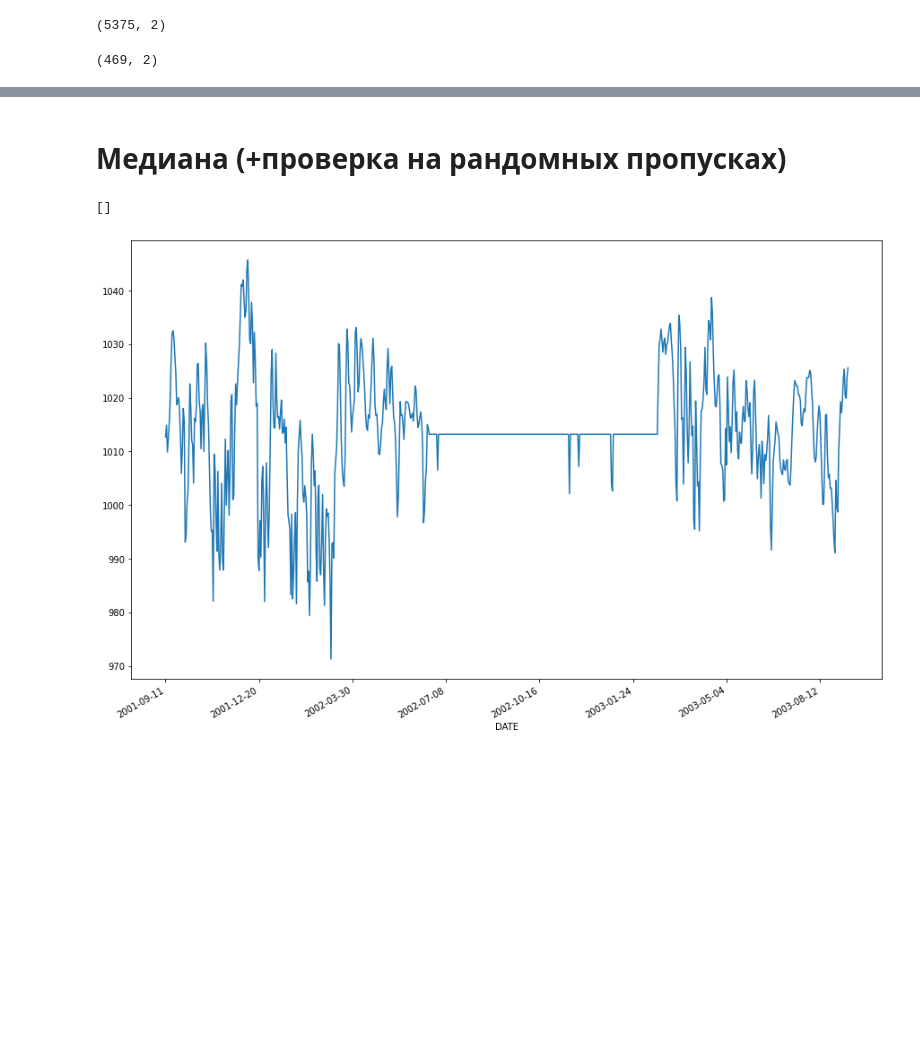
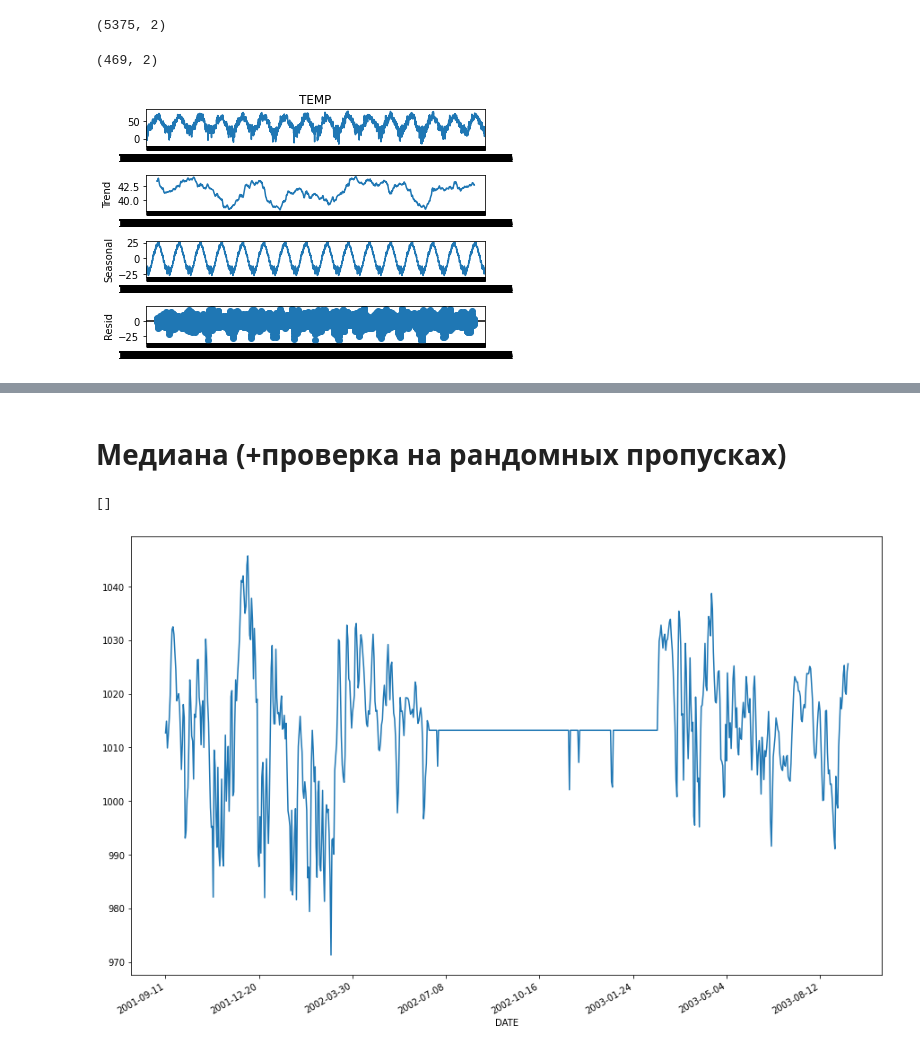
Before and after one commit to Loinen/geodata_analysis, a Jupyter notebook: lab2021.ipynb, the cells around one changed output, grey strips where cells are left out. Cells and saved outputs as stored; diff of their text form; code cells hidden in the pictures; blank space fills up the shorter version.

```diff
--- a/lab2021.ipynb
+++ b/lab2021.ipynb
@@ -102,3 +100,22 @@ data.shape
 missing_vals.shape
 # %% [output]
 (469, 2)
+# %%
+from statsmodels.tsa.seasonal import seasonal_decompose
+
+missing_vals['SLP'] = data['SLP'].median()
+
+data = pd.concat([data, missing_vals])
+data = data.sort_index()
+
+scaler = MinMaxScaler()
+# data[data.columns] = scaler.fit_transform(data[data.columns])
+
+result = seasonal_decompose(data["TEMP"], model='additive', period=365)
+result.plot()
+plt.show()
+seas = result.seasonal
+trend = result.trend
+resid = result.resid
+# %% [output]
+[figure, added]
```
Also changed, not shown: parts of 8 cells of this notebook.
